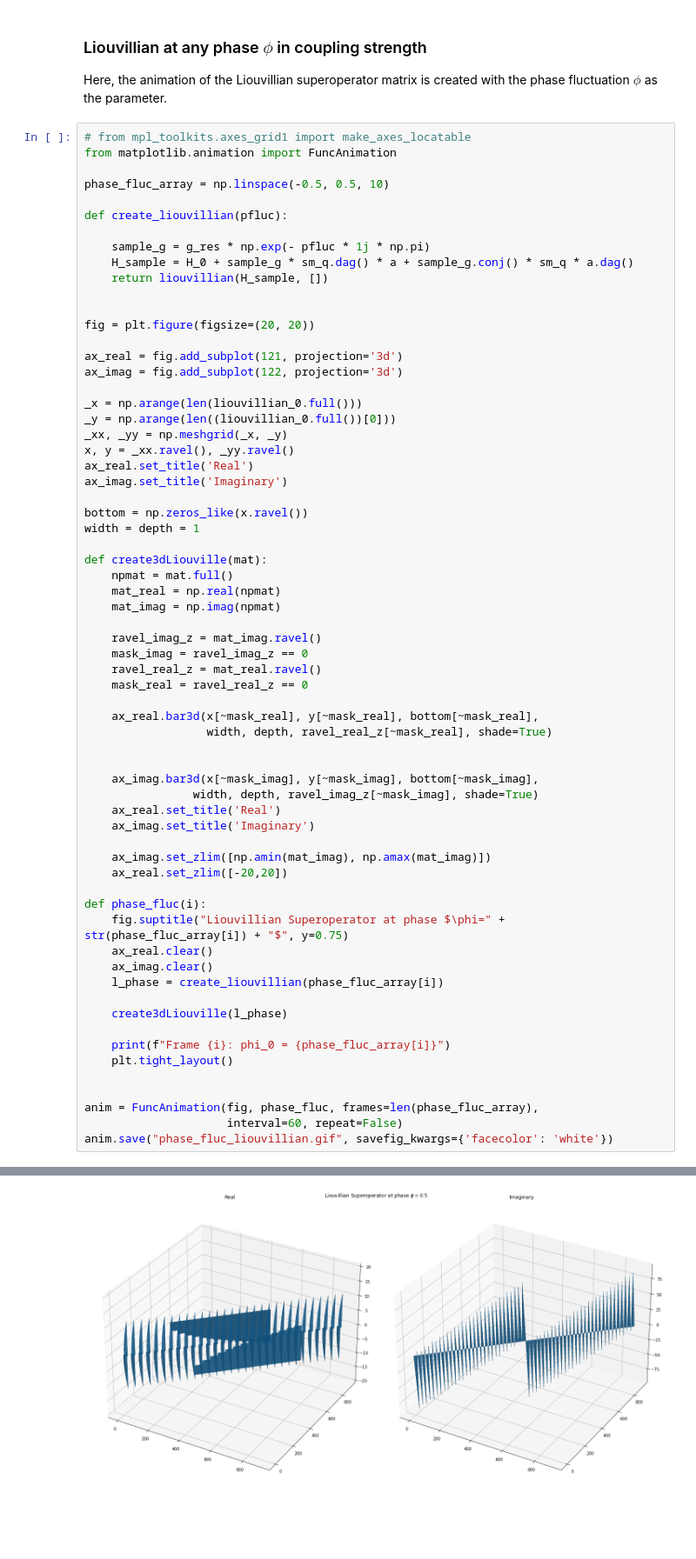
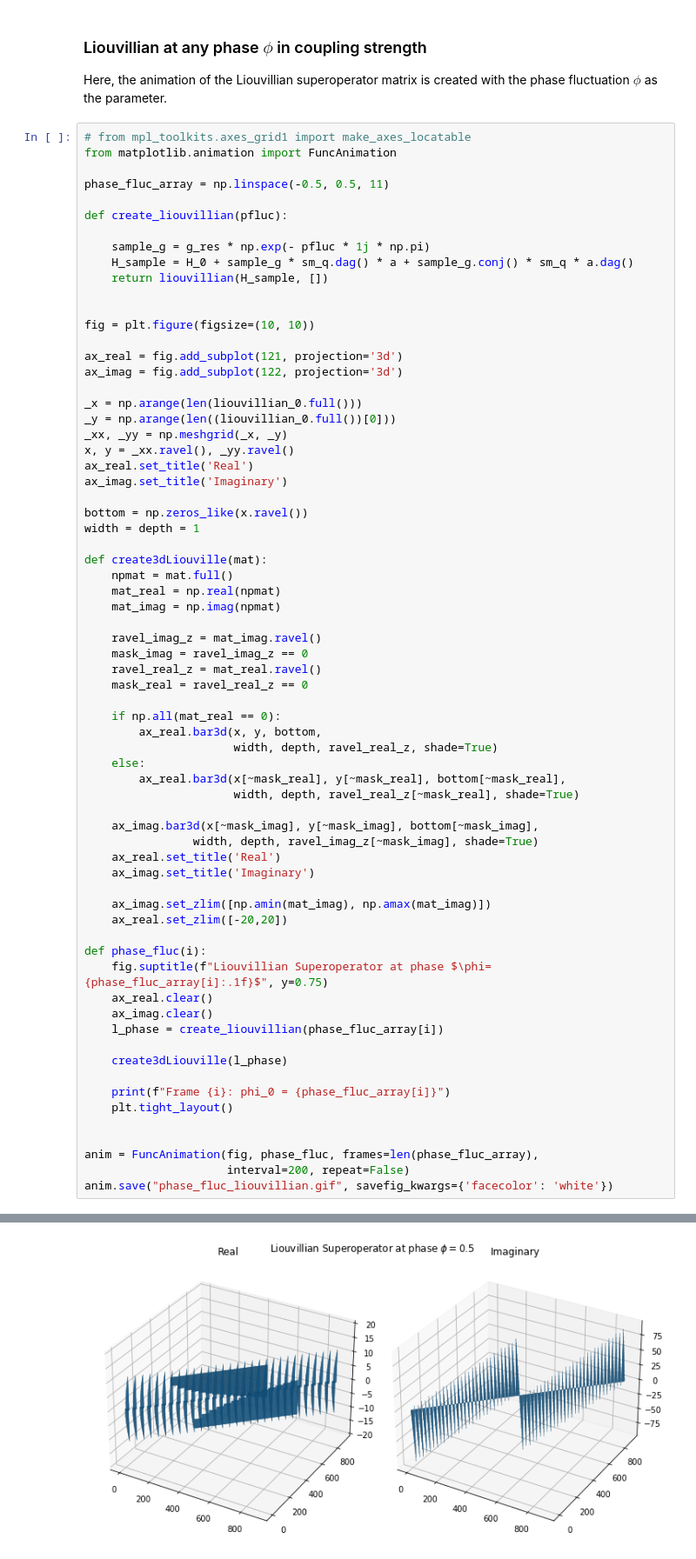
Before and after one commit to earth-chiva/jaynes-cummings, a Jupyter notebook: operator.ipynb, the cells around one changed output, grey strips where cells are left out. Shown: that part at 87% size. Drawn from its saved outputs; the diff is of its cells as text; blank space fills up the shorter version.

```diff
--- a/operator.ipynb
+++ b/operator.ipynb
@@ -356,7 +344,7 @@ Here, the animation of the Liouvillian superoperator matrix is created with the
 # from mpl_toolkits.axes_grid1 import make_axes_locatable
 from matplotlib.animation import FuncAnimation
 
-phase_fluc_array = np.linspace(-0.5, 0.5, 10)
+phase_fluc_array = np.linspace(-0.5, 0.5, 11)
 
 def create_liouvillian(pfluc):
 
@@ -365,7 +353,7 @@ def create_liouvillian(pfluc):
     return liouvillian(H_sample, [])
 
 
-fig = plt.figure(figsize=(20, 20))
+fig = plt.figure(figsize=(10, 10))
 
 ax_real = fig.add_subplot(121, projection='3d')
 ax_imag = fig.add_subplot(122, projection='3d')
@@ -390,9 +378,12 @@ def create3dLiouville(mat):
     ravel_real_z = mat_real.ravel()
     mask_real = ravel_real_z == 0
 
-    ax_real.bar3d(x[~mask_real], y[~mask_real], bottom[~mask_real],
-                  width, depth, ravel_real_z[~mask_real], shade=True)
-
+    if np.all(mat_real == 0):
+        ax_real.bar3d(x, y, bottom,
+                      width, depth, ravel_real_z, shade=True)
+    else:
+        ax_real.bar3d(x[~mask_real], y[~mask_real], bottom[~mask_real],
+                      width, depth, ravel_real_z[~mask_real], shade=True)
 
     ax_imag.bar3d(x[~mask_imag], y[~mask_imag], bottom[~mask_imag],
                 width, depth, ravel_imag_z[~mask_imag], shade=True)
@@ -403,7 +394,7 @@ def create3dLiouville(mat):
     ax_real.set_zlim([-20,20])
 
 def phase_fluc(i):
-    fig.suptitle("Liouvillian Superoperator at phase $\phi=" + str(phase_fluc_array[i]) + "$", y=0.75)
+    fig.suptitle(f"Liouvillian Superoperator at phase $\phi={phase_fluc_array[i]:.1f}$", y=0.75)
     ax_real.clear()
     ax_imag.clear()
     l_phase = create_liouvillian(phase_fluc_array[i])
@@ -415,7 +406,7 @@ def phase_fluc(i):
 
 
 anim = FuncAnimation(fig, phase_fluc, frames=len(phase_fluc_array),
-                     interval=60, repeat=False)
+                     interval=200, repeat=False)
 anim.save("phase_fluc_liouvillian.gif", savefig_kwargs={'facecolor': 'white'})
 # %% [output]
 WARNING:matplotlib.animation:MovieWriter ffmpeg unavailable; using Pillow instead.
@@ -433 +425 @@ WARNING:matplotlib.animation:MovieWriter ffmpeg unavailable; using Pillow instea
-[figure, old version]
+[figure, new version]
```
Also changed, not shown: parts of 5 cells of this notebook, 2 other files.
